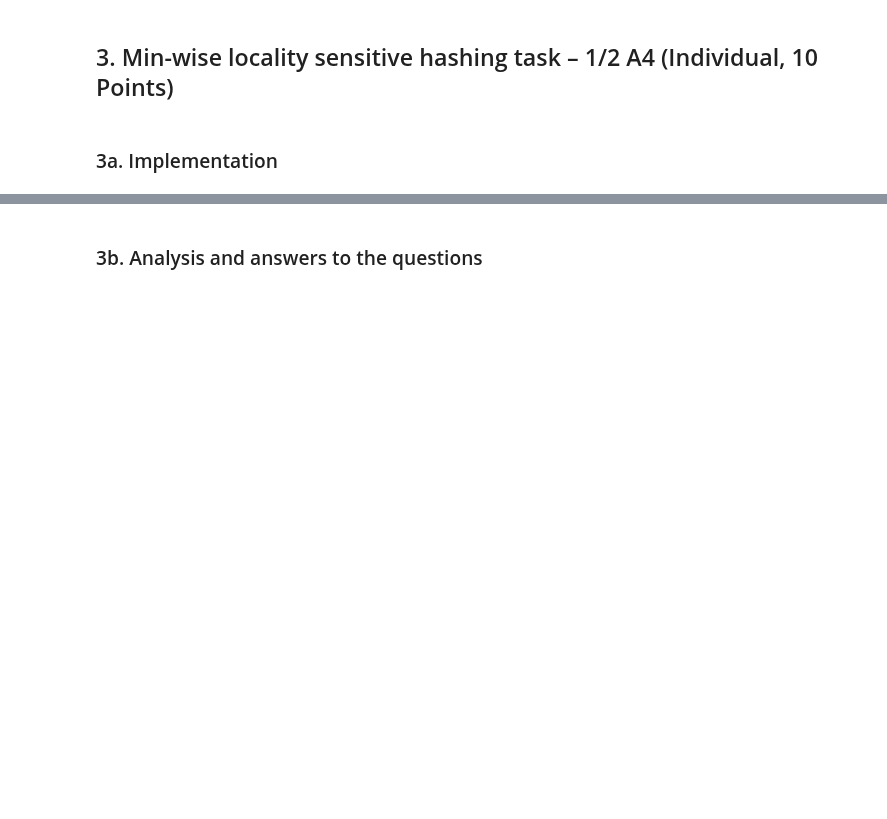
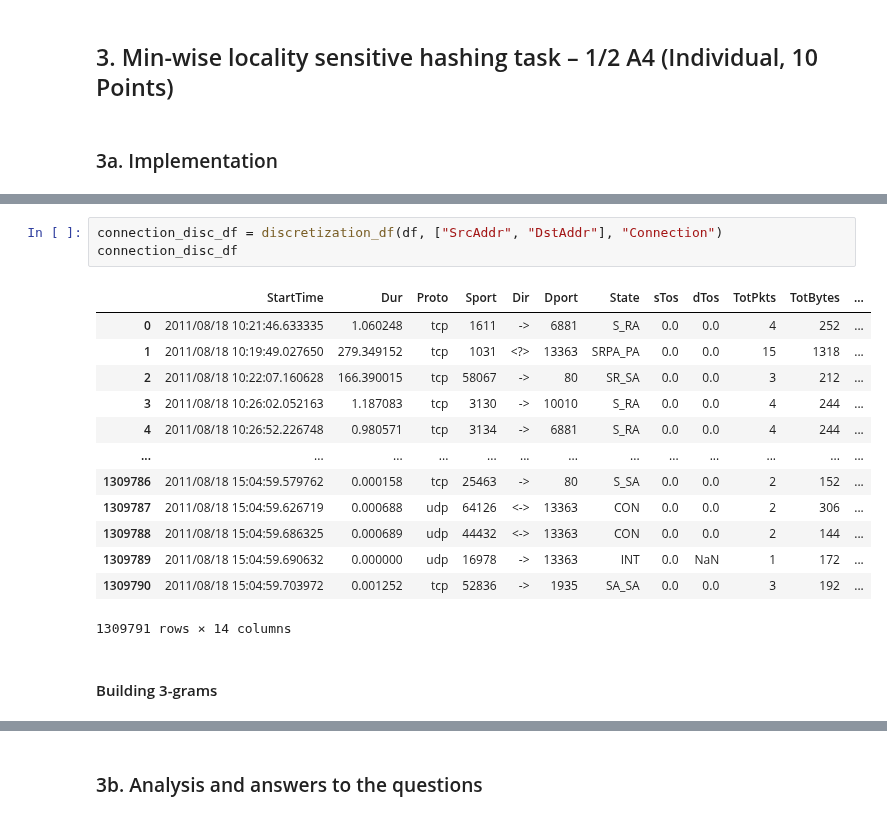
Before and after one commit to kbaran1998/CS4035-cyber-data, a Jupyter notebook: lab3/Lab3.ipynb, the cells around one changed output, grey strips where cells are left out. Cells and saved outputs as stored; diff of their text form; blank space fills up the shorter version.

```diff
--- a/lab3/Lab3.ipynb
+++ b/lab3/Lab3.ipynb
@@ -653,0 +709,19 @@ We can also conclude that the CM sketch is a good choice for the sort of tasks t
+# %%
+connection_disc_df = discretization_df(df, ["SrcAddr", "DstAddr"], "Connection")
+connection_disc_df
+# %% [output]
+|  | StartTime | Dur | Proto | Sport | Dir | Dport | State | sTos | dTos | TotPkts | TotBytes | ... |
+| 0 | 2011/08/18 10:21:46.633335 | 1.060248 | tcp | 1611 | -> | 6881 | S_RA | 0.0 | 0.0 | 4 | 252 | ... |
+| 1 | 2011/08/18 10:19:49.027650 | 279.349152 | tcp | 1031 | <?> | 13363 | SRPA_PA | 0.0 | 0.0 | 15 | 1318 | ... |
+| 2 | 2011/08/18 10:22:07.160628 | 166.390015 | tcp | 58067 | -> | 80 | SR_SA | 0.0 | 0.0 | 3 | 212 | ... |
+| 3 | 2011/08/18 10:26:02.052163 | 1.187083 | tcp | 3130 | -> | 10010 | S_RA | 0.0 | 0.0 | 4 | 244 | ... |
+| 4 | 2011/08/18 10:26:52.226748 | 0.980571 | tcp | 3134 | -> | 6881 | S_RA | 0.0 | 0.0 | 4 | 244 | ... |
+| ... | ... | ... | ... | ... | ... | ... | ... | ... | ... | ... | ... | ... |
+| 1309786 | 2011/08/18 15:04:59.579762 | 0.000158 | tcp | 25463 | -> | 80 | S_SA | 0.0 | 0.0 | 2 | 152 | ... |
+| 1309787 | 2011/08/18 15:04:59.626719 | 0.000688 | udp | 64126 | <-> | 13363 | CON | 0.0 | 0.0 | 2 | 306 | ... |
+| 1309788 | 2011/08/18 15:04:59.686325 | 0.000689 | udp | 44432 | <-> | 13363 | CON | 0.0 | 0.0 | 2 | 144 | ... |
+| 1309789 | 2011/08/18 15:04:59.690632 | 0.000000 | udp | 16978 | -> | 13363 | INT | 0.0 | NaN | 1 | 172 | ... |
+| 1309790 | 2011/08/18 15:04:59.703972 | 0.001252 | tcp | 52836 | -> | 1935 | SA_SA | 0.0 | 0.0 | 3 | 192 | ... |
+1309791 rows × 14 columns
+# %% [markdown]
+#### Building 3-grams
```
Also changed, not shown: parts of 19 cells of this notebook.
